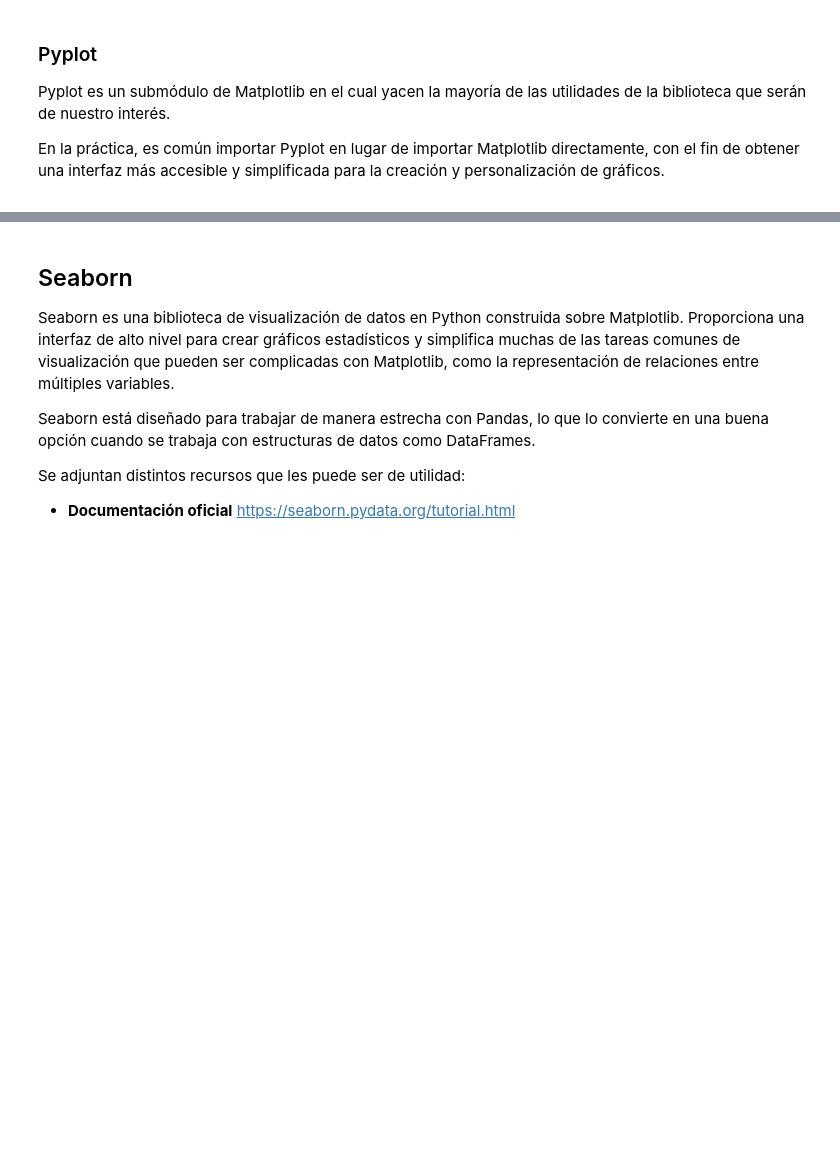
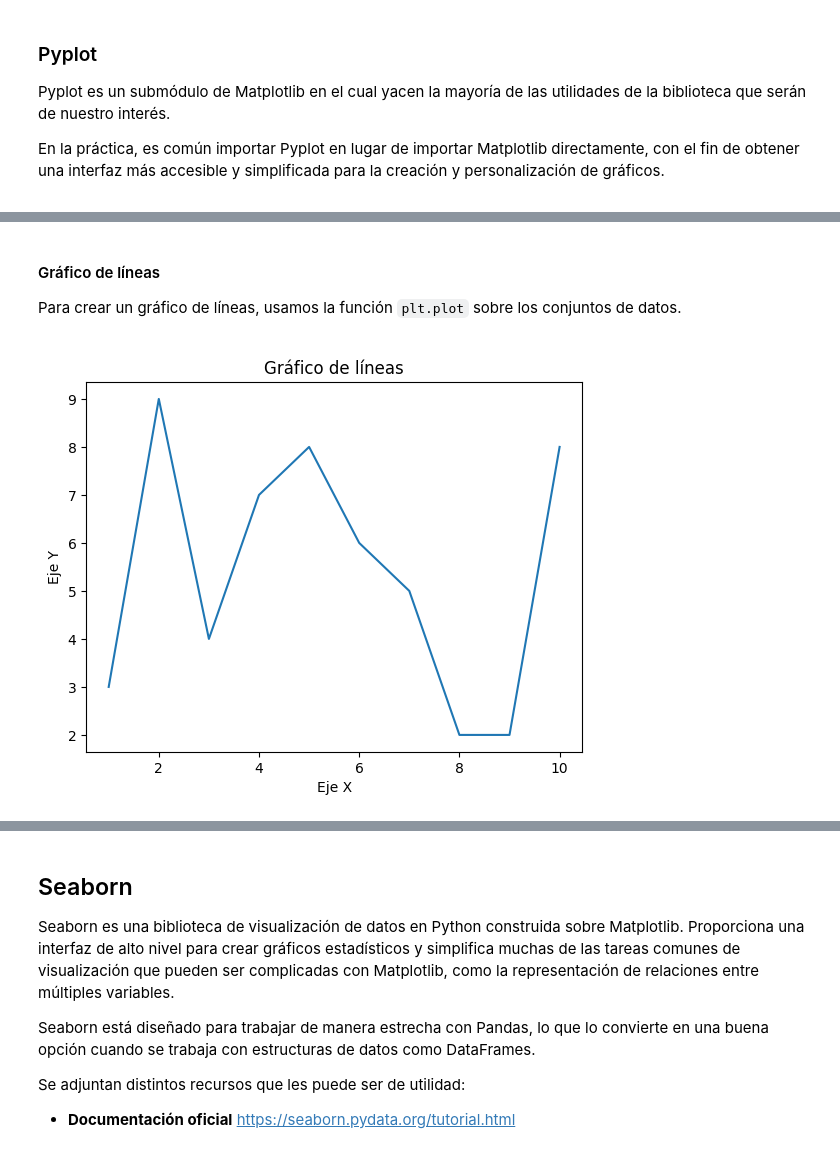
Before and after one commit to narmijoc/INF280-LEC, a Jupyter notebook: CH2-Visualización_Datos.ipynb, the cells around one changed output, grey strips where cells are left out. Cells and saved outputs as stored; diff of their text form; code cells hidden in the pictures; blank space fills up the shorter version.

```diff
--- a/CH2-Visualización_Datos.ipynb
+++ b/CH2-Visualización_Datos.ipynb
@@ -249,0 +163,19 @@ plt.show()
+# %% [markdown]
+<div id='graficos_linea'>
+
+#### Gráfico de líneas
+
+Para crear un gráfico de líneas, usamos la función `plt.plot` sobre los conjuntos de datos.
+# %%
+# Dibujamos el gráfico
+plt.plot(x, y1)
+
+# Personalizamos el gráfico
+plt.title("Gráfico de líneas")
+plt.xlabel("Eje X")
+plt.ylabel("Eje Y")
+
+# Mostramos el gráfico
+plt.show()
+# %% [output]
+[figure, added]
```
Also changed, not shown: parts of 41 cells of this notebook, 1 other file.
